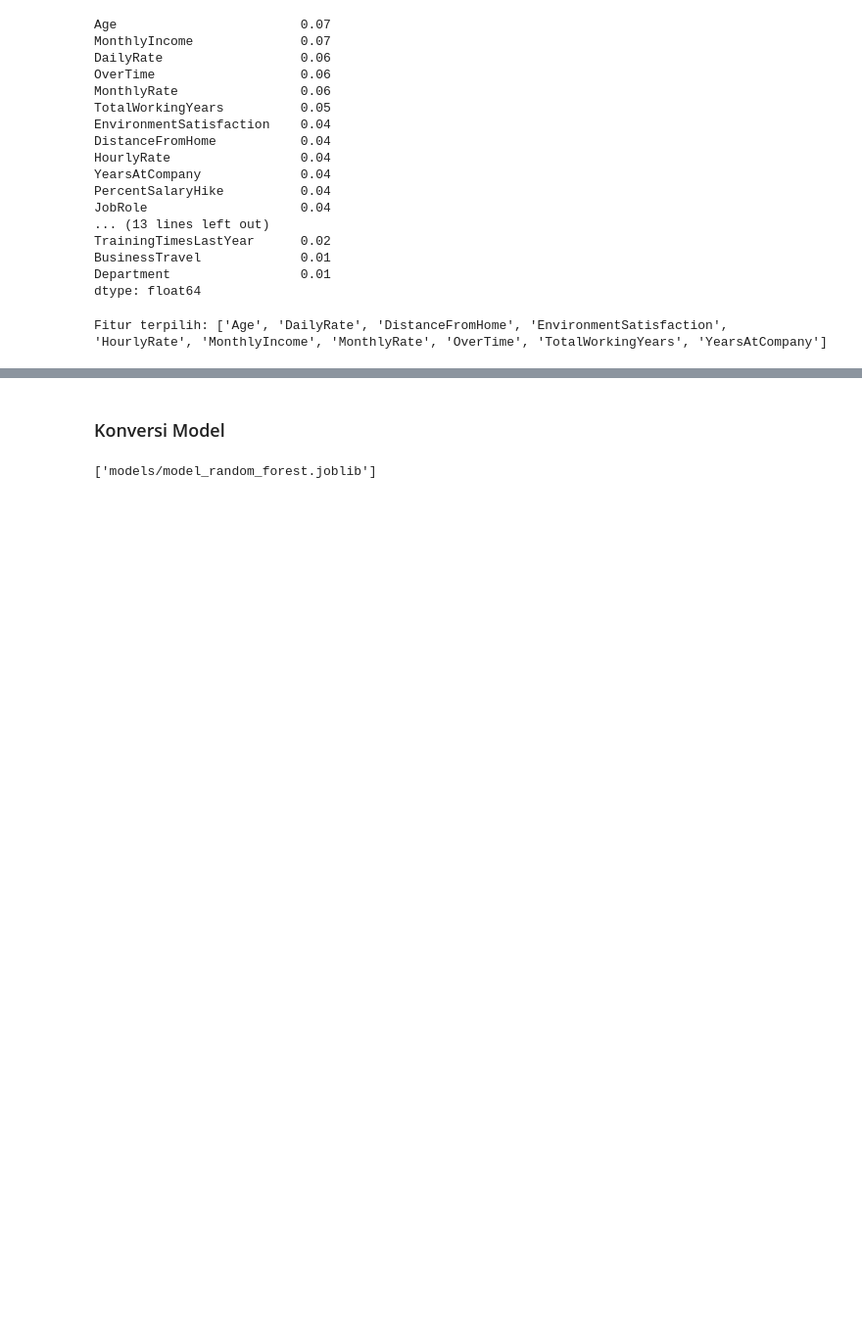
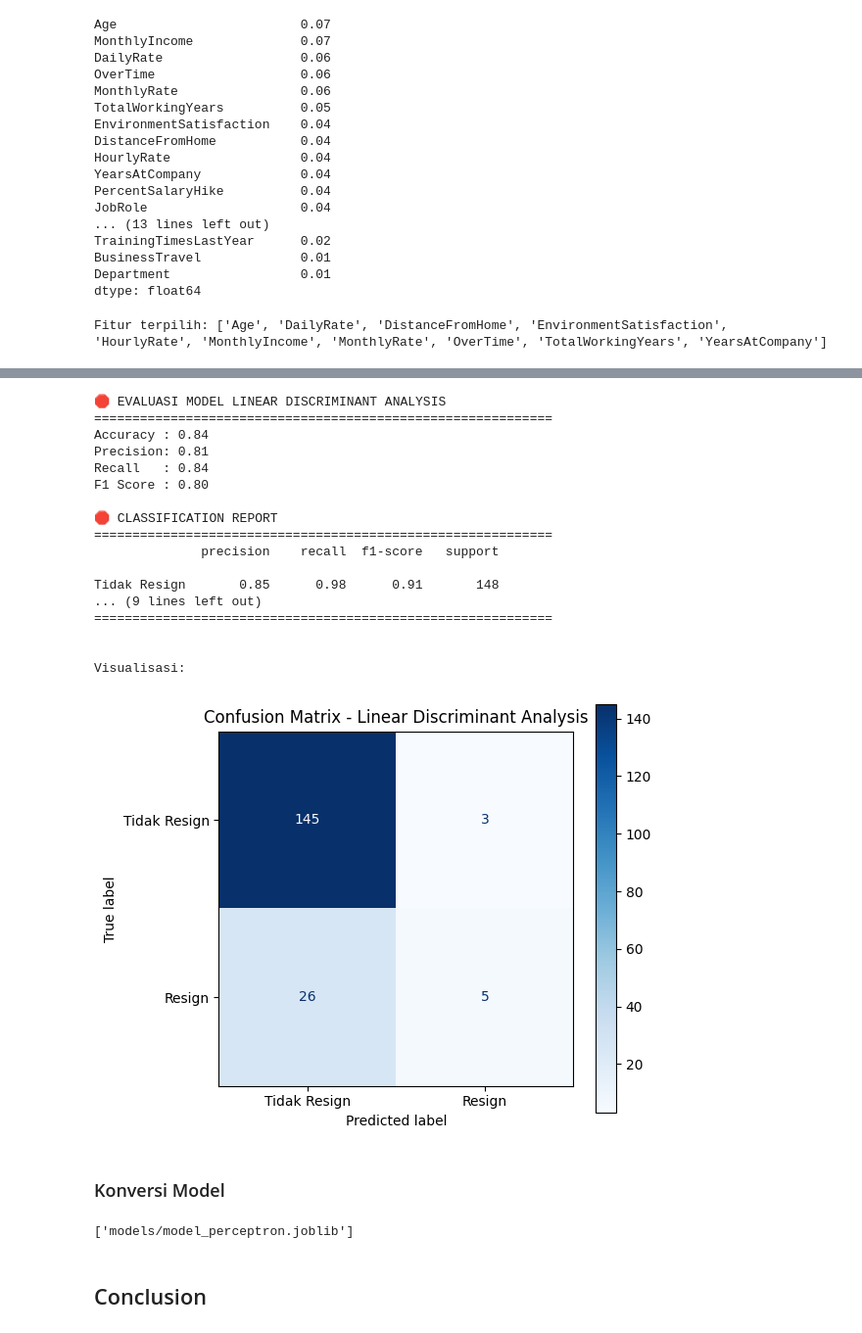
Before and after one commit to alouvre/BPDS_DicodingSubmission_Proyek_Pertama_Dashboard_HR, a Jupyter notebook: BPDS_Submission_Proyek_Pertama.ipynb, the cells around one changed output, grey strips where cells are left out. Shown at 98% size. Drawn from its saved outputs; the diff is of its cells as text; code cells hidden in the pictures; blank space fills up the shorter version.

```diff
--- a/BPDS_Submission_Proyek_Pertama.ipynb
+++ b/BPDS_Submission_Proyek_Pertama.ipynb
@@ -1963,18 +2019,47 @@ weighted avg       0.83      0.85      0.82       179
+# %%
+y_pred_LDA = model_perceptron_sel.predict(X_test_sel)
+
+evaluate_model(
+    y_true=y_test,
+    y_pred=y_pred_LDA,
+    model_name="Linear Discriminant Analysis",
+    train_accuracy=model_perceptron_sel.score(X_train_sel, y_train),
+    target_names=['Tidak Resign', 'Resign']
+)
+# %% [output]
+🛑 EVALUASI MODEL LINEAR DISCRIMINANT ANALYSIS
+============================================================
+Accuracy : 0.84
+Precision: 0.81
+Recall   : 0.84
+F1 Score : 0.80
+
+🛑 CLASSIFICATION REPORT
+============================================================
+              precision    recall  f1-score   support
+
+Tidak Resign       0.85      0.98      0.91       148
+... (9 lines left out)
+============================================================
+
+
+Visualisasi:
+[figure, added]
 # %% [markdown]
 ### Konversi Model
 # %%
 os.makedirs("models", exist_ok=True)
+
+
+# Simpan label encoder
+joblib.dump(label_encoder, 'models/labelencoder.pkl')
 
 # Simpan scaler
 joblib.dump(scaler, 'models/scaler.pkl')
 
 # Simpan model
 with open('models/model_perceptron.pkl', 'wb') as f:
-    pickle.dump(model_rf_sel, f)
-joblib.dump(model_rf_sel, 'models/model_perceptron.joblib')
-
-with open('models/model_random_forest.pkl', 'wb') as f:
-    pickle.dump(model_rf_sel, f)
-joblib.dump(model_rf_sel, 'models/model_random_forest.joblib')
+    pickle.dump(model_perceptron, f)
+joblib.dump(model_perceptron, 'models/model_perceptron.joblib')
 # %% [output]
-['models/model_random_forest.joblib']
+['models/model_perceptron.joblib']
@@ -1980,0 +2068,2 @@ joblib.dump(model_rf_sel, 'models/model_random_forest.joblib')
+# %% [markdown]
+## Conclusion
```
Also changed, not shown: parts of 23 cells of this notebook.
